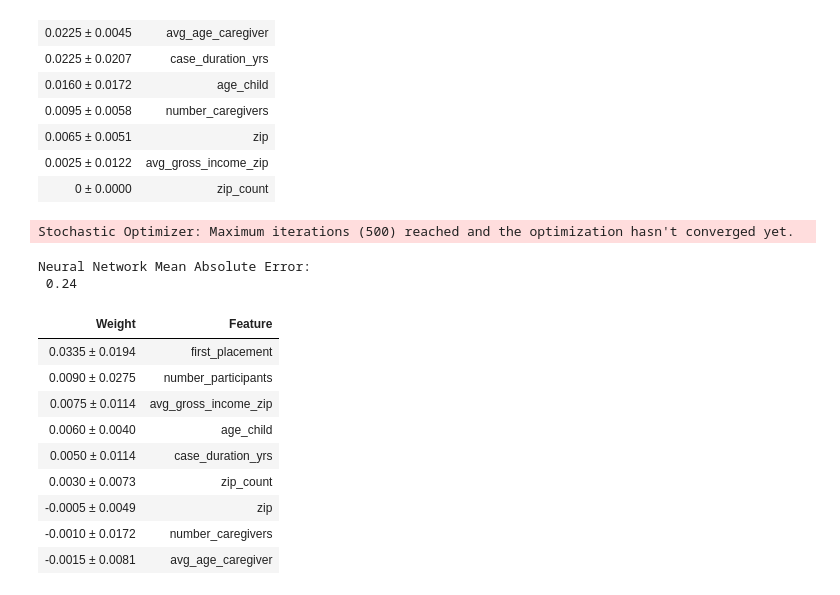
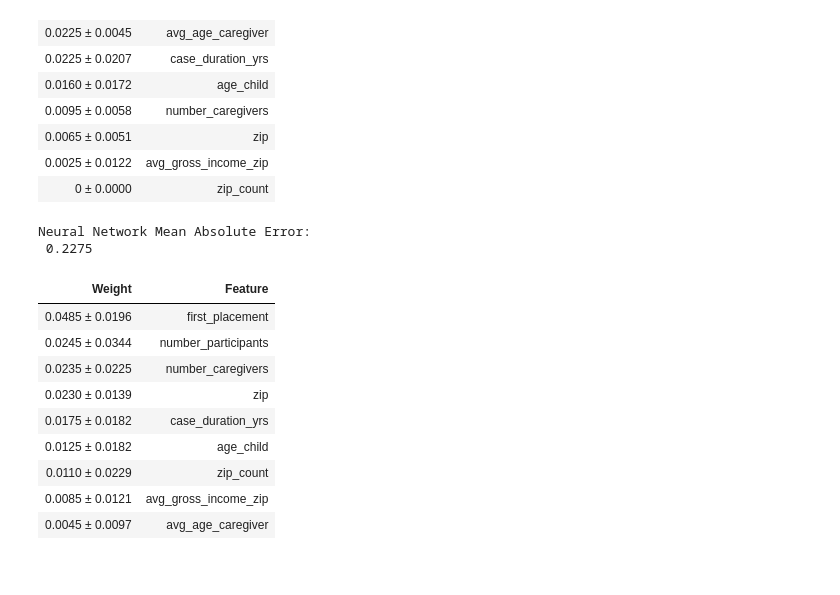
Before and after one commit to mathemacode/PSF_ERAU, a Jupyter notebook: Python/ml_modeling.ipynb, the cells around one changed output. Cells and saved outputs as stored; diff of their text form; code cells hidden in the pictures.

Commit message:
2000 iterations for NN

```diff
--- a/Python/ml_modeling.ipynb
+++ b/Python/ml_modeling.ipynb
@@ -139,29 +139,28 @@ XGBoost Mean Absolute Error:
 # %%
 # Neural Network
 X, y = make_classification(n_samples=200, random_state=1)
 
-NN = MLPClassifier(random_state=1, max_iter=500).fit(train_X, train_y)
+NN = MLPClassifier(random_state=1, max_iter=2000).fit(train_X, train_y)
 
 NN_predictions = NN.predict(val_X)
 print("\nNeural Network Mean Absolute Error: \n",
       str(mean_absolute_error(NN_predictions, val_y)))
 
 # regr.score(val_X, val_y)
-#regr.predict(val_X[:3])
+# regr.predict(val_X[:3])
 
 perm = PermutationImportance(NN, random_state=1).fit(val_X, val_y)
 eli5.show_weights(perm, feature_names = val_X.columns.tolist())
 # %% [output]
-Stochastic Optimizer: Maximum iterations (500) reached and the optimization hasn't converged yet.
+Neural Network Mean Absolute Error:
+ 0.2275
-Neural Network Mean Absolute Error:
- 0.24
 | Weight | Feature |
-| 0.0335 ± 0.0194 | first_placement |
-| 0.0090 ± 0.0275 | number_participants |
-| 0.0075 ± 0.0114 | avg_gross_income_zip |
-| 0.0060 ± 0.0040 | age_child |
-| 0.0050 ± 0.0114 | case_duration_yrs |
-| 0.0030 ± 0.0073 | zip_count |
-| -0.0005 ± 0.0049 | zip |
-| -0.0010 ± 0.0172 | number_caregivers |
-| -0.0015 ± 0.0081 | avg_age_caregiver |
+| 0.0485 ± 0.0196 | first_placement |
+| 0.0245 ± 0.0344 | number_participants |
+| 0.0235 ± 0.0225 | number_caregivers |
+| 0.0230 ± 0.0139 | zip |
+| 0.0175 ± 0.0182 | case_duration_yrs |
+| 0.0125 ± 0.0182 | age_child |
+| 0.0110 ± 0.0229 | zip_count |
+| 0.0085 ± 0.0121 | avg_gross_income_zip |
+| 0.0045 ± 0.0097 | avg_age_caregiver |
```
Also changed, not shown: 1 other file.
